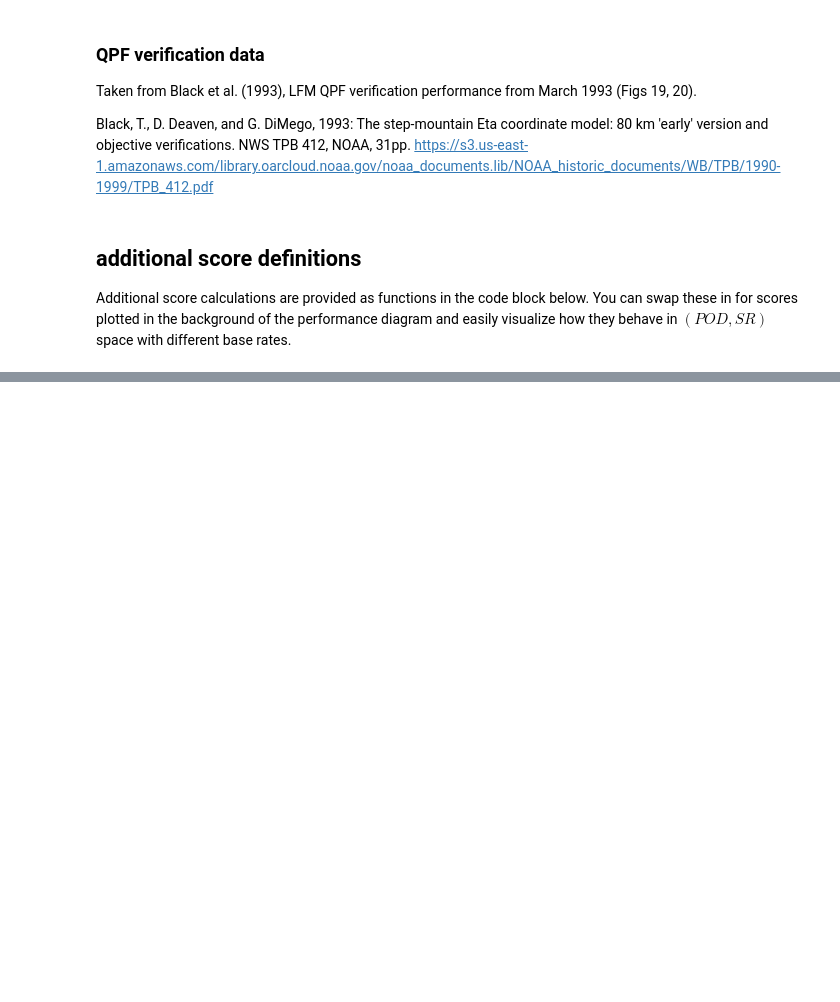
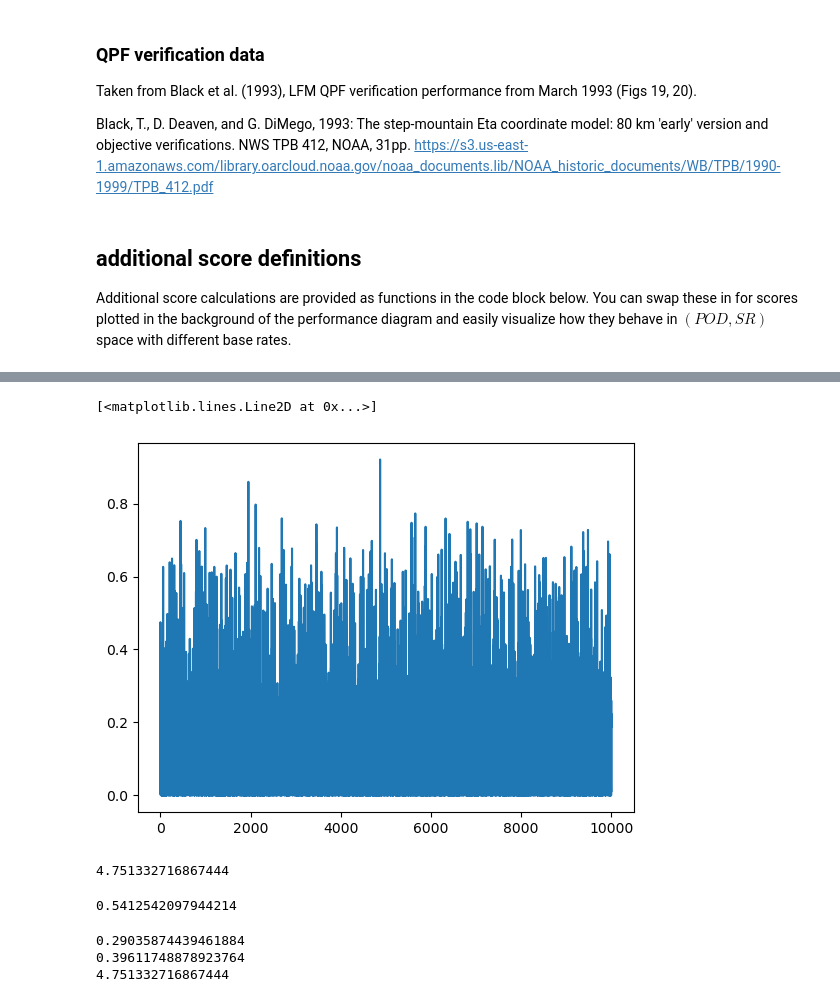
Before and after one commit to baldwin-ou/verification, a Jupyter notebook: intro_performance_diagram.ipynb, the cells around one changed output, grey strips where cells are left out. Drawn from its saved outputs; the diff is of its cells as text; code cells hidden in the pictures; blank space fills up the shorter version.

```diff
--- a/intro_performance_diagram.ipynb
+++ b/intro_performance_diagram.ipynb
@@ -817,0 +1041,38 @@ def alphame(a,b,c,d):
+# %%
+# these values will generate a large sample of synthetic fcst/obs data with d' approximately 1.2
+nn=50000
+xbar1=0.1
+fbar1=0.1
+xbar2=0.01
+fbar2=0.01
+rhoxf=0.55
+ratio=0.2
+
+obs_1,fcst_1,fcst_bin1=synth_data(10000,xbar1,fbar1,ratio,rhoxf)
+obs_2,fcst_2,fcst_bin2=synth_data(90000,xbar2,fbar2,ratio,rhoxf)
+
+# set up array of thresholds going from zero to slightly above the max forecast value
+# this will produce PODs that vary from 1 to 0, POFDs that vary from 1 to 0
+threshs=np.quantile(np.concatenate([fcst_1,fcst_2]),np.linspace(0.001,0.999,99))
+threshs=np.insert(threshs,0,0.)
+threshs=np.append(threshs,np.max(fcst_pts)*1.01)
+
+# generate arrays of 2x2 contingency table elements corresponding with these thresholds
+df = calc_2x2_table(np.concatenate([fcst_1,fcst_2]),np.concatenate([obs_1,obs_2]),threshs)
+df['POD']=df.a/(df.a+df.c)
+df['SR']=df.a/(df.a+df.b)
+df
+
+# generate arrays of 2x2 contingency table elements corresponding with these thresholds
+df1 = calc_2x2_table(fcst_1,obs_1,threshs)
+df1['POD']=df1.a/(df1.a+df1.c)
+df1['SR']=df1.a/(df1.a+df1.b)
+
+df2 = calc_2x2_table(fcst_2,obs_2,threshs)
+df2['POD']=df2.a/(df2.a+df2.c)
+df2['SR']=df2.a/(df2.a+df2.b)
+# %%
+plt.plot(fcst_1)
+# %% [output]
+[<matplotlib.lines.Line2D at 0x...>]
+[figure, added]
@@ -817,0 +1087,25 @@ def alphame(a,b,c,d):
+# %%
+wgt1=(xbar_1*(1.-fbar_1)+fbar_1*(1.-xbar_1))/(xbar*(1.-fbar)+fbar*(1.-xbar))
+print(wgt1)
+# %% [output]
+4.751332716867444
+# %%
+wgt2=(xbar_2*(1.-fbar_2)+fbar_2*(1.-xbar_2))/(xbar*(1.-fbar)+fbar*(1.-xbar))
+print(wgt2)
+# %% [output]
+0.5412542097944214
+# %%
+# hss1
+aa1=np.mean(fcst_bin1*1.*obs_1)
+bb1=np.mean(fcst_bin1*1.)-np.mean(fcst_bin1*1.*obs_1)
+cc1=np.mean(obs_1)-np.mean(fcst_bin1*1.*obs_1)
+dd1=1.-(aa1+bb1+cc1)
+hss1=hss(aa1,bb1,cc1,dd1)
+print(hss(aa1,bb1,cc1,dd1))
+print(2.*(aa1-(aa+bb)*(aa+cc))/((aa1+cc1)*(cc1+dd1)+(aa1+bb1)*(bb1+dd1)))
+wgt1=((aa1+cc1)*(cc1+dd1)+(aa1+bb1)*(bb1+dd1))/((aa+cc)*(cc+dd)+(aa+bb)*(bb+dd))
+print(wgt1)
+# %% [output]
+0.29035874439461884
+0.39611748878923764
+4.751332716867444
```
Also changed, not shown: parts of 50 cells of this notebook.
